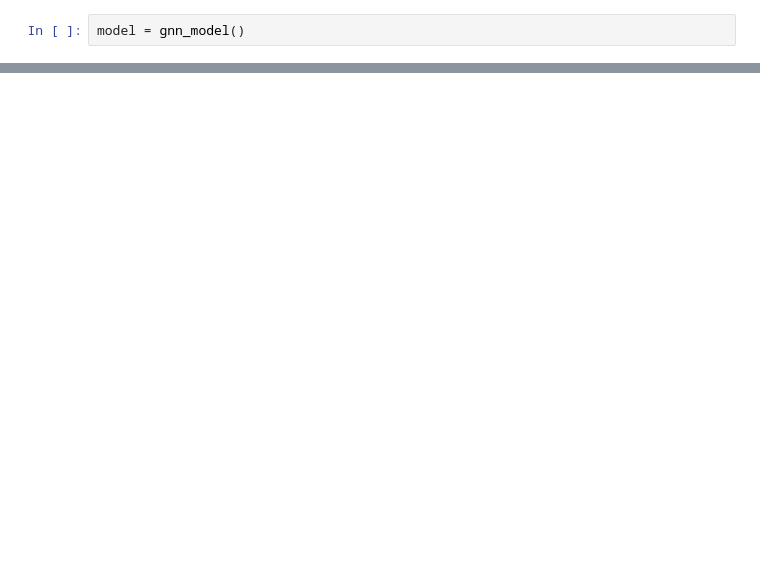
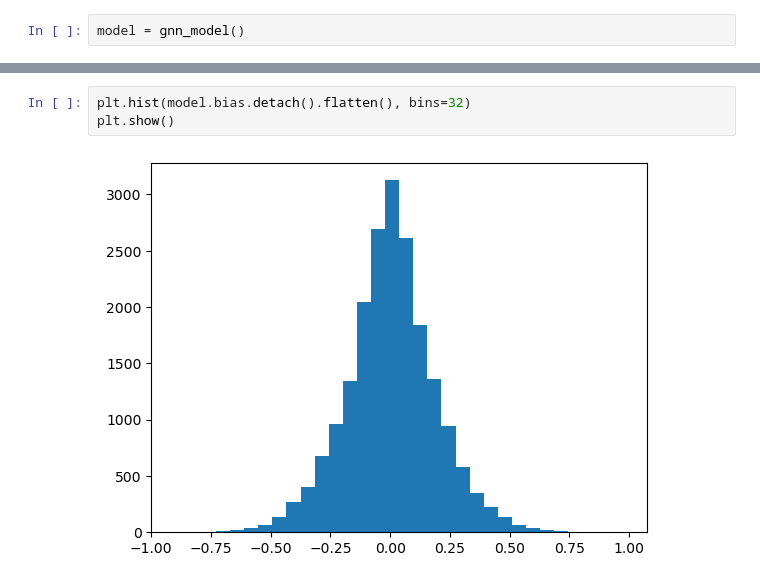
Before and after one commit to prz-ziaja/image-gen, a Jupyter notebook: notebooks/init.ipynb, the cells around one changed output, grey strips where cells are left out. Drawn from its saved outputs; the diff is of its cells as text; blank space fills up the shorter version.

```diff
--- a/notebooks/init.ipynb
+++ b/notebooks/init.ipynb
@@ -189,0 +298,5 @@ tensor([[34],
+# %%
+plt.hist(model.bias.detach().flatten(), bins=32)
+plt.show()
+# %% [output]
+[figure, added]
```
Also changed, not shown: parts of 22 cells of this notebook, 1 other file.
